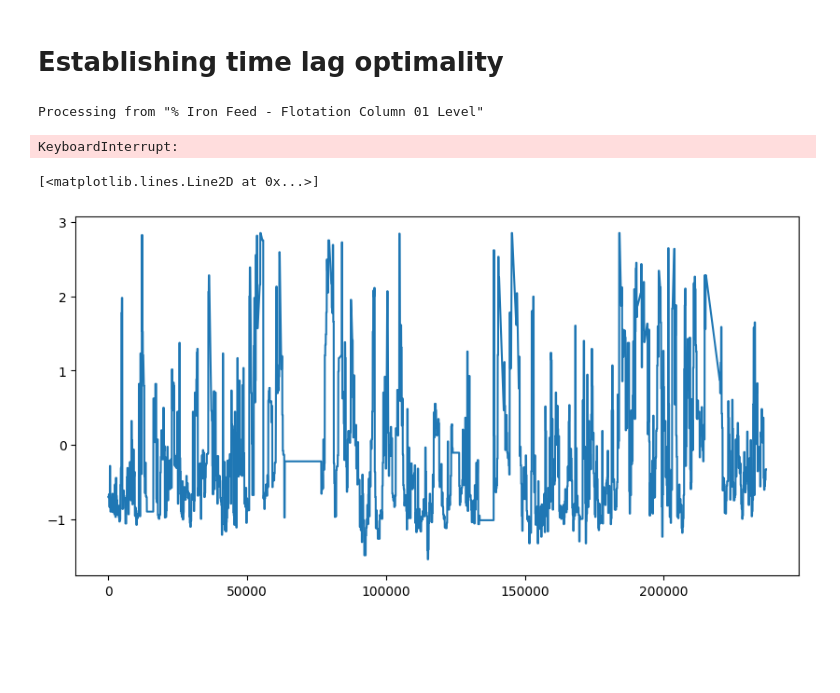
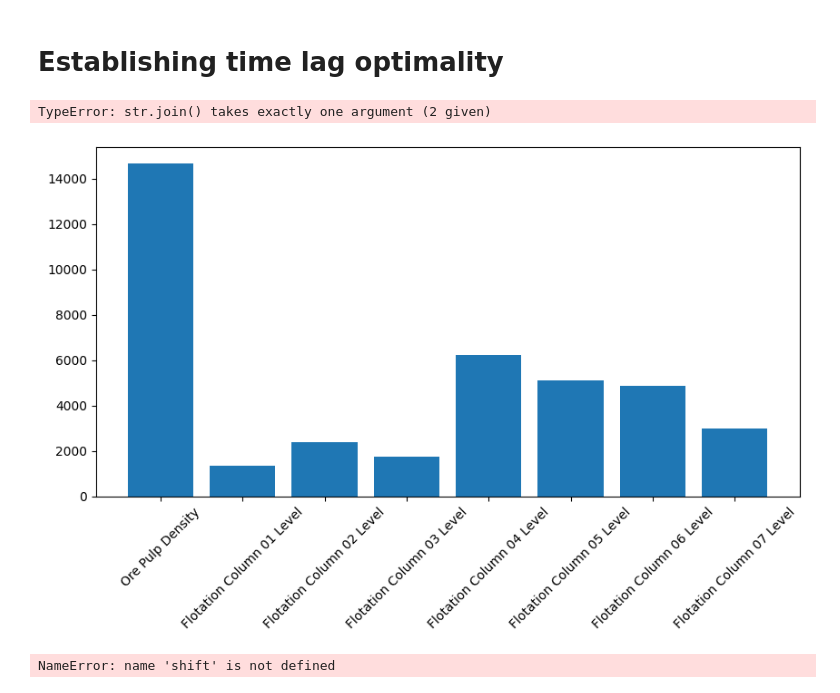
Before and after one commit to Unexp1ainable/ADAML-Project1, a Jupyter notebook: project_sam.ipynb, the cells around one changed output. Saved outputs shown, nothing was run; the diff lists cells and outputs as text; code cells hidden in the pictures; blank space fills up the shorter version.

Commit message:
optimizers wip

```diff
--- a/project_sam.ipynb
+++ b/project_sam.ipynb
@@ -376,24 +260,55 @@ valid_y = pd.DataFrame(scaled_y_valid, columns=y_valid.columns)
 scaled_y_test = scalerY.transform(y_test)
 testing_y = pd.DataFrame(scaled_y_test, columns=y_test.columns)
 # %%
-cs = calib_set.copy()
-cs["y"] = calib_y
-shift(cs, 20, "y")
-cy = calib_y.tail(cs.shape[0]).copy()
+import time_lag_optimizers as tlo
+import importlib
+importlib.reload(tlo)
 
-vs = valid_set.copy()
-vs["y"] = valid_y
-shift(vs, 20, "y")
-vy = valid_y.tail(vs.shape[0]).copy()
+UPPER_LAG_BOUND = 8 * 60 * 60  # 4 hours in seconds
+STEP = 8 * 60  # 2 minutes in seconds
 
-# determine_optimal_time_lag(calib_set, calib_y, valid_set, valid_y)
-determine_optimal_time_lag(cs, cy, cs, cy)
+
+# cs = calib_set.copy()
+# cs["y"] = calib_y
+# shift(cs, 20, "y")
+# cy = calib_y.tail(cs.shape[0]).copy()
+
+# vs = valid_set.copy()
+# vs["y"] = valid_y
+# shift(vs, 20, "y")
+# vy = valid_y.tail(vs.shape[0]).copy()
+# determine_optimal_time_lag(cs, cy, cs, cy)
+# optimizer = tlo.VerticalStairsOptimizer(STEP, UPPER_LAG_BOUND, "out/test")
+optimizer = tlo.DynamicOptimizer(STEP, UPPER_LAG_BOUND, "out/test")
+res = optimizer.run(calib_set, calib_y, valid_set, valid_y)
+res
+#
 # %% [output]
-Processing from "% Iron Feed - Flotation Column 01 Level"
+TypeError: str.join() takes exactly one argument (2 given)
-KeyboardInterrupt:
-# %%
-%matplotlib widget
-plt.plot(valid_y)
-# %% [output]
-[<matplotlib.lines.Line2D at 0x...>]
-[figure, removed]
+# %%
+boundaries = [
+    "% Iron Feed",
+    "Ore Pulp Density",
+    "Flotation Column 01 Level",
+    "Flotation Column 02 Level",
+    "Flotation Column 03 Level",
+    "Flotation Column 04 Level",
+    "Flotation Column 05 Level",
+    "Flotation Column 06 Level",
+    "Flotation Column 07 Level",
+    # "y"
+]
+
+lags = [14657,  1342,  2390,  1754,  6227,  5122,  4892,  2978]
+plt.bar(range(len(lags)), lags)
+plt.xticks(range(len(lags)), boundaries[1:], rotation=45)
+plt.show()
+# %% [output]
+[figure, added]
+# %%
+testdf = dataset.copy()
+
+shift(testdf, 20, "Ore Pulp Density")
+testdf
+# %% [output]
+NameError: name 'shift' is not defined
```
Also changed, not shown: parts of 2 cells of this notebook, 3 other files.
